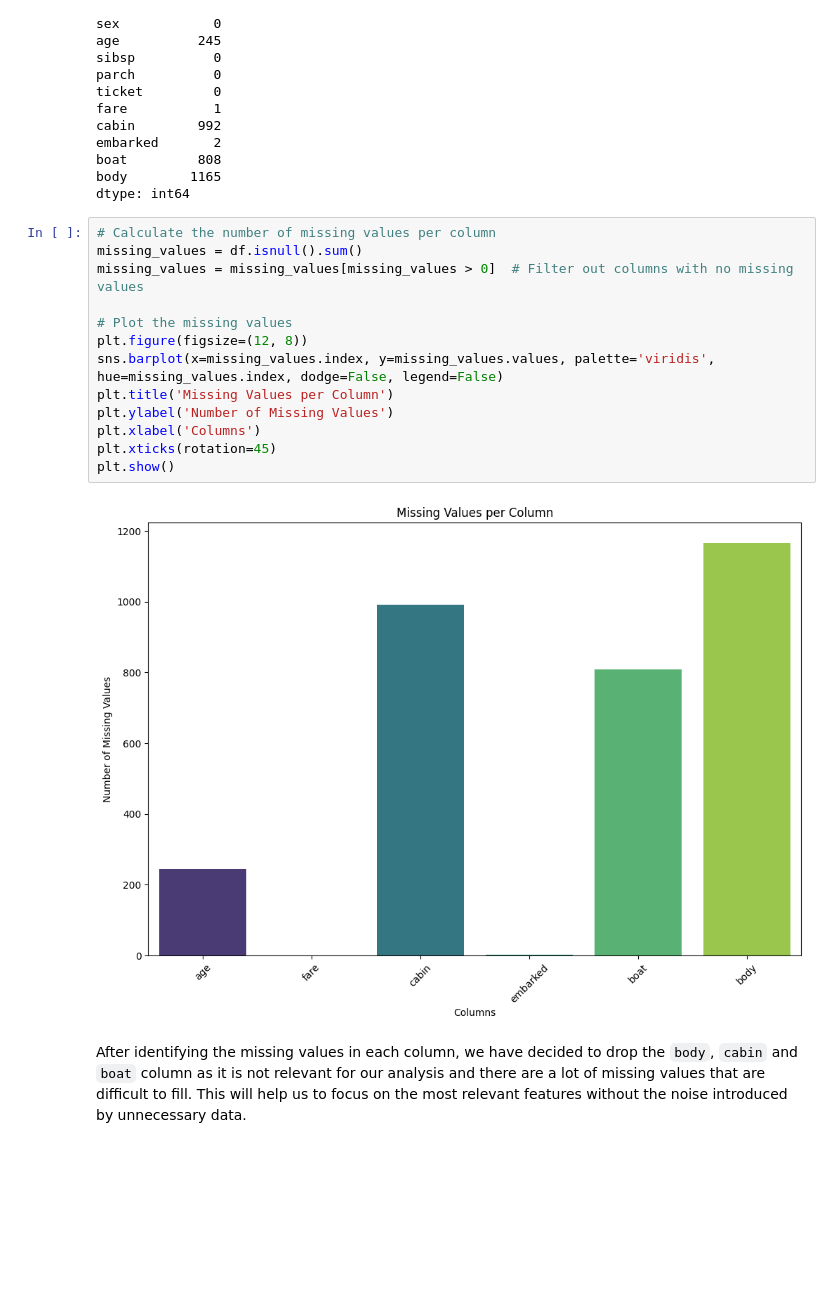
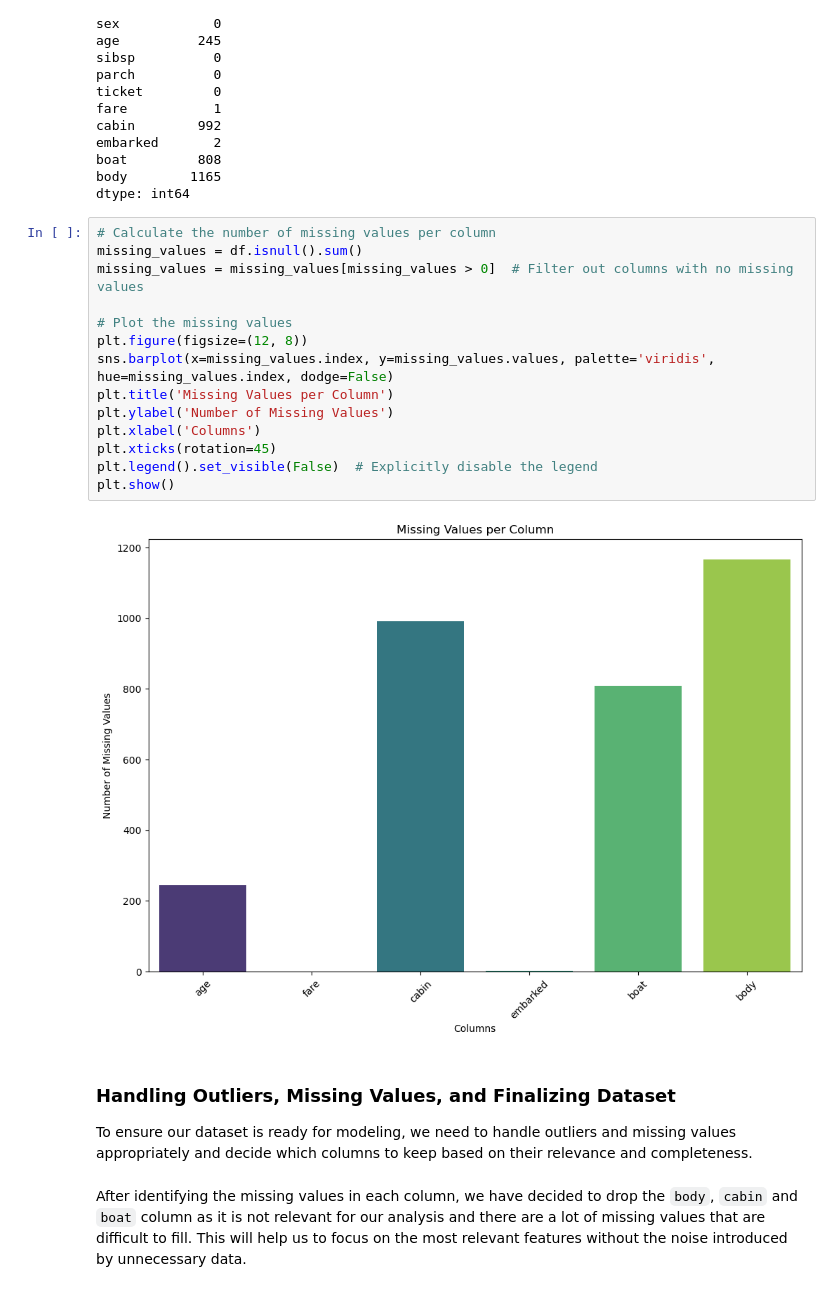
Before and after one commit to GoncaloMatias1/AI-Project_2, a Jupyter notebook: Project-2/src/titanic_analysis.ipynb, the cells around one changed output. Cells and saved outputs as stored; diff of their text form; blank space fills up the shorter version.

```diff
--- a/Project-2/src/titanic_analysis.ipynb
+++ b/Project-2/src/titanic_analysis.ipynb
@@ -305,18 +305,23 @@ dtype: int64
 # %%
 # Calculate the number of missing values per column
 missing_values = df.isnull().sum()
 missing_values = missing_values[missing_values > 0]  # Filter out columns with no missing values
 
 # Plot the missing values
 plt.figure(figsize=(12, 8))
-sns.barplot(x=missing_values.index, y=missing_values.values, palette='viridis', hue=missing_values.index, dodge=False, legend=False)
+sns.barplot(x=missing_values.index, y=missing_values.values, palette='viridis', hue=missing_values.index, dodge=False)
 plt.title('Missing Values per Column')
 plt.ylabel('Number of Missing Values')
 plt.xlabel('Columns')
 plt.xticks(rotation=45)
+plt.legend().set_visible(False)  # Explicitly disable the legend
 plt.show()
 # %% [output]
-[figure, old version]
+[figure, new version]
+# %% [markdown]
+### Handling Outliers, Missing Values, and Finalizing Dataset
+
+To ensure our dataset is ready for modeling, we need to handle outliers and missing values appropriately and decide which columns to keep based on their relevance and completeness.
 # %% [markdown]
 After identifying the missing values in each column, we have decided to drop the `body`, `cabin` and `boat`  column as it is not relevant for our analysis and there are a lot of missing values that are difficult to fill. This will help us to focus on the most relevant features without the noise introduced by unnecessary data.
 # %%
```
Also changed, not shown: parts of 18 cells of this notebook.
